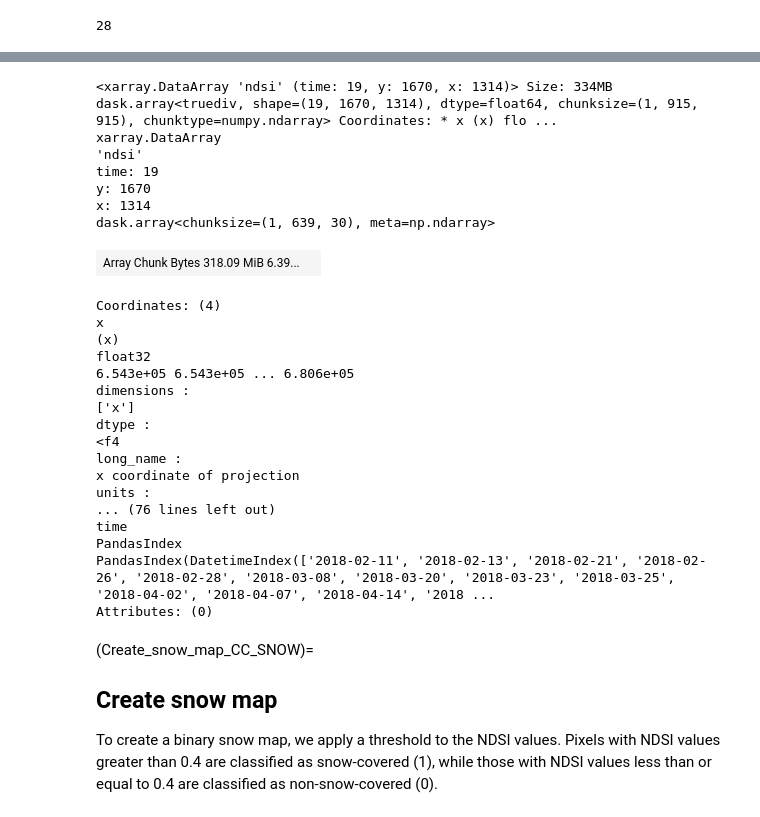
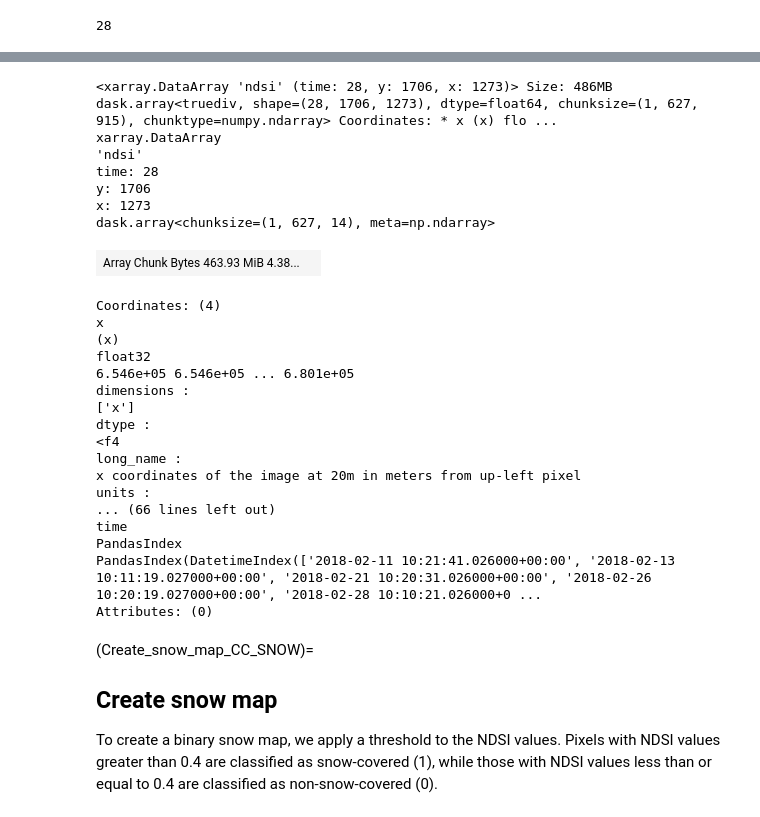
Before and after one commit to tinaok/eopf-sample-notebooks, a Jupyter notebook: notebooks/Sentinel-2/cc_snow_exercise_3.1.ipynb, the cells around one changed output, grey strips where cells are left out. Cells and saved outputs as stored; diff of their text form; code cells hidden in the pictures.

Commit message:
updated data loading, fixing statistics, update dates, run precommit

```diff
--- a/notebooks/Sentinel-2/cc_snow_exercise_3.1.ipynb
+++ b/notebooks/Sentinel-2/cc_snow_exercise_3.1.ipynb
@@ -300,36 +321,34 @@ The Normalized Difference Snow Index (NDSI) is computed as:
   </mfrac>
 </math>
 # %%
-ndsi = (b03_clipped["b03"] - b11_clipped["b11"]) / (
-    b03_clipped["b03"] + b11_clipped["b11"]
-)
+ndsi = (datacube["b03"] - datacube["b11"]) / (datacube["b03"] + datacube["b11"])
 ndsi = ndsi.rename("ndsi")
 ndsi
 # %% [output]
-<xarray.DataArray 'ndsi' (time: 19, y: 1670, x: 1314)> Size: 334MB dask.array<truediv, shape=(19, 1670, 1314), dtype=float64, chunksize=(1, 915, 915), chunktype=numpy.ndarray> Coordinates: * x (x) flo ...
+<xarray.DataArray 'ndsi' (time: 28, y: 1706, x: 1273)> Size: 486MB dask.array<truediv, shape=(28, 1706, 1273), dtype=float64, chunksize=(1, 627, 915), chunktype=numpy.ndarray> Coordinates: * x (x) flo ...
 xarray.DataArray
 'ndsi'
-time: 19
-y: 1670
-x: 1314
-dask.array<chunksize=(1, 639, 30), meta=np.ndarray>
+time: 28
+y: 1706
+x: 1273
+dask.array<chunksize=(1, 627, 14), meta=np.ndarray>
-| Array Chunk Bytes 318.09 MiB 6.39... |  |
+| Array Chunk Bytes 463.93 MiB 4.38... |  |
 Coordinates: (4)
 x
 (x)
 float32
-6.543e+05 6.543e+05 ... 6.806e+05
+6.546e+05 6.546e+05 ... 6.801e+05
 dimensions :
 ['x']
 dtype :
 <f4
 long_name :
-x coordinate of projection
+x coordinates of the image at 20m in meters from up-left pixel
 units :
-... (76 lines left out)
+... (66 lines left out)
 time
 PandasIndex
-PandasIndex(DatetimeIndex(['2018-02-11', '2018-02-13', '2018-02-21', '2018-02-26', '2018-02-28', '2018-03-08', '2018-03-20', '2018-03-23', '2018-03-25', '2018-04-02', '2018-04-07', '2018-04-14', '2018 ...
+PandasIndex(DatetimeIndex(['2018-02-11 10:21:41.026000+00:00', '2018-02-13 10:11:19.027000+00:00', '2018-02-21 10:20:31.026000+00:00', '2018-02-26 10:20:19.027000+00:00', '2018-02-28 10:10:21.026000+0 ...
 Attributes: (0)
 # %% [markdown]
 (Create_snow_map_CC_SNOW)=
```
Also changed, not shown: parts of 19 cells of this notebook.
